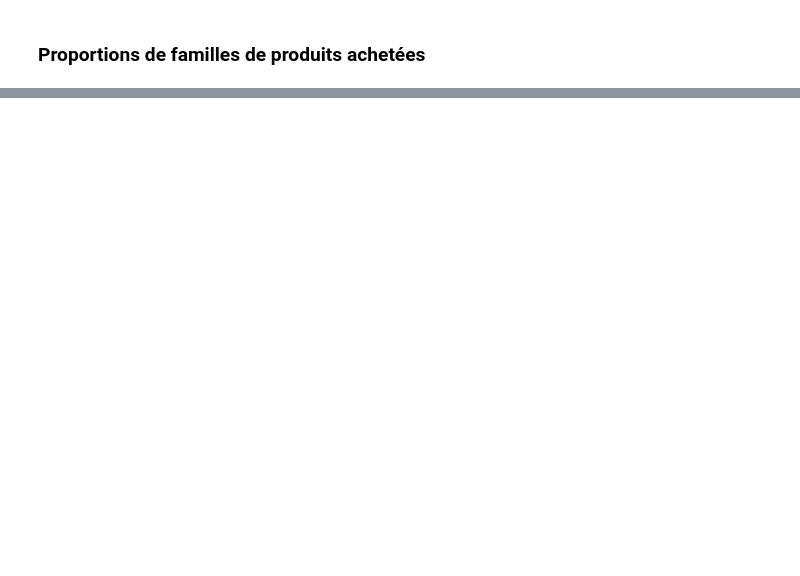
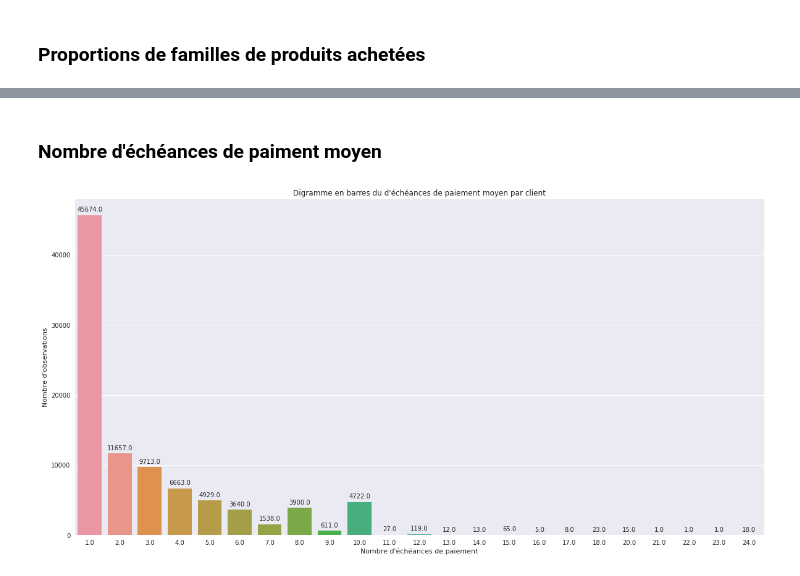
Before and after one commit to cedricsoares/openclassrooms-segmentez-des-clients-d-un-site-e-commerce, a Jupyter notebook: POLIST_01_notebookanalyse.ipynb, the cells around one changed output, grey strips where cells are left out. Saved outputs shown, nothing was run; the diff lists cells and outputs as text; code cells hidden in the pictures; blank space fills up the shorter version.

```diff
--- a/POLIST_01_notebookanalyse.ipynb
+++ b/POLIST_01_notebookanalyse.ipynb
@@ -915,0 +999,30 @@ product_category_and_number_products_by_customers
+# %% [markdown]
+### Nombre d'échéances de paiment moyen
+# %%
+installments_by_order= data.groupby(['customer_unique_id', 'order_id'],as_index=False).agg(installements_by_order=pd.NamedAgg(column='payment_installments', aggfunc='mean'))
+
+installments_by_customer = installments_by_order.groupby('customer_unique_id',as_index=False).agg(average_installments=pd.NamedAgg(column='installements_by_order', aggfunc='mean'))
+
+installments_by_customer['average_installments'] = installments_by_customer['average_installments'].apply(np.floor)
+cust_installments = installments_by_customer['average_installments'].value_counts().index
+count_cust_installments =  installments_by_customer['average_installments'].value_counts()
+
+fig = plt.figure(figsize=(20,10))
+ax = fig.add_subplot(111)
+bplot = sns.barplot(data=installments_by_customer, x=cust_installments, y=count_cust_installments)
+
+for p in bplot.patches:
+    bplot.annotate(format(p.get_height(), '.1f'),
+                   (p.get_x() + p.get_width() / 2., p.get_height()),
+                   ha = 'center', va = 'center',
+                   xytext = (0, 9),
+                   textcoords = 'offset points')
+
+plt.xlabel("Nombre d'échéances de paiement")
+plt.ylabel("Nombre d'observations")
+plt.title("Digramme en barres du d'échéances de paiement moyen par client")
+
+
+plt.show()
+# %% [output]
+[figure, added]
```
Also changed, not shown: parts of 36 cells of this notebook.
